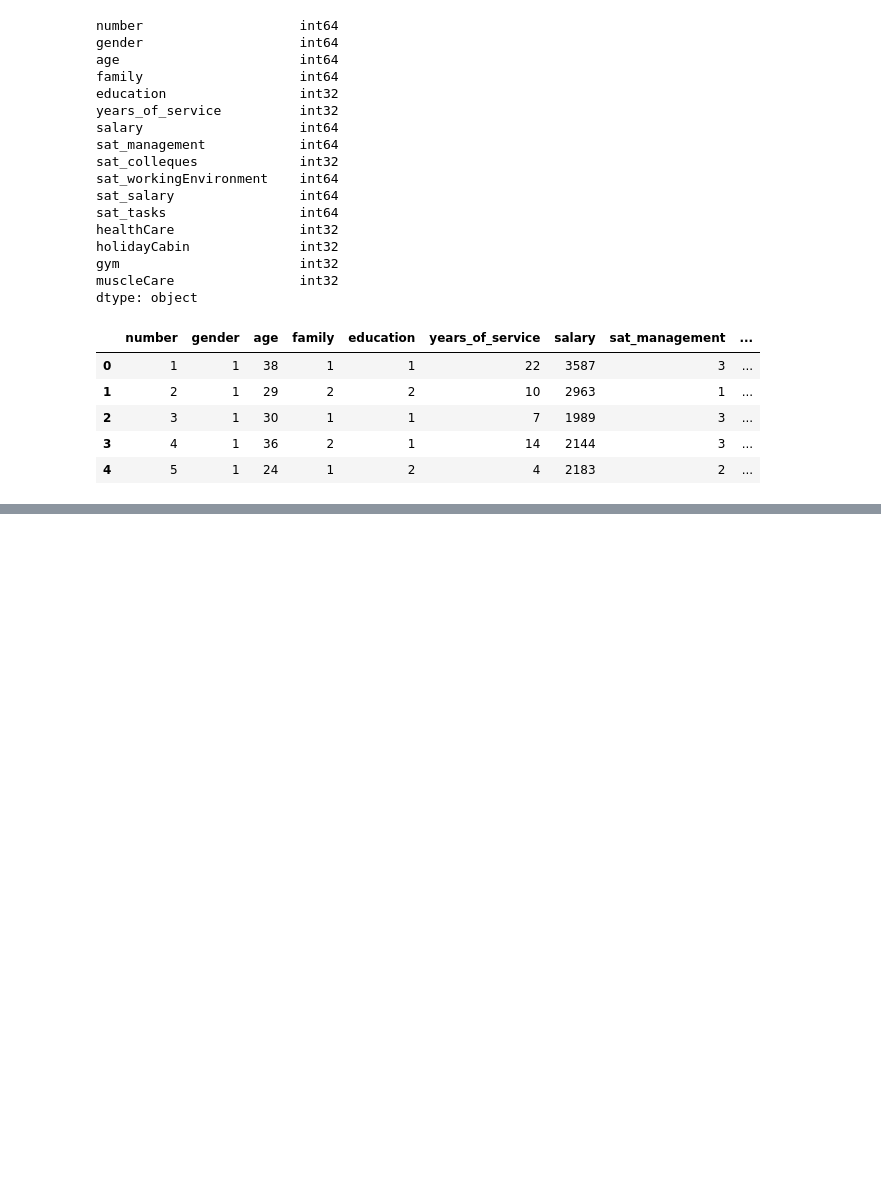
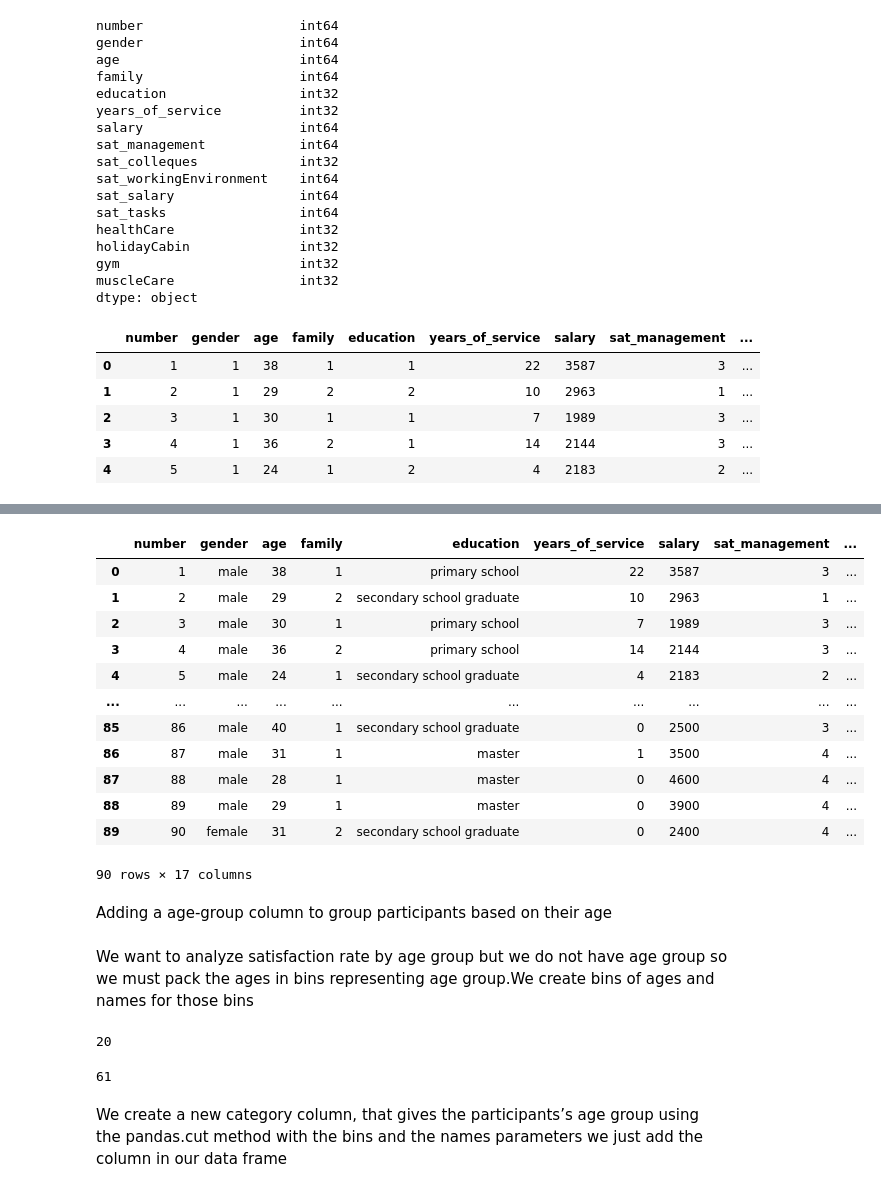
Before and after one commit to DGautam11/ShopSarisfactionSurveyAnalysis, a Jupyter notebook: WorkPlaceSatisfactionSurveyAnalysis.ipynb, the cells around one changed output, grey strips where cells are left out. Saved outputs shown, nothing was run; the diff lists cells and outputs as text; code cells hidden in the pictures; blank space fills up the shorter version.

```diff
--- a/WorkPlaceSatisfactionSurveyAnalysis.ipynb
+++ b/WorkPlaceSatisfactionSurveyAnalysis.ipynb
@@ -192,0 +200,2 @@ df_survey_data.head()
+# %%
+df_survey_data['gender'] = df_survey_data['gender'].map({1:'male', 2:'female'})
@@ -192,0 +206,2 @@ df_survey_data.head()
+# %%
+df_survey_data['education']= df_survey_data['education'].map({1:'primary school',2:'secondary school graduate',3:'bachelor',4:'master'})
@@ -192,0 +222,3 @@ df_survey_data.head()
+# %%
+#define new column that shows average of row values for points and rebounds columns
+df_survey_data['overall_satisfaction'] = df_survey_data[['sat_management', 'sat_colleques','sat_workingEnvironment','sat_salary','sat_tasks']].mean(axis=1).round(0)
@@ -192,0 +227,30 @@ df_survey_data.head()
+# %%
+#view updated DataFrame
+df_survey_data
+# %% [output]
+|  | number | gender | age | family | education | years_of_service | salary | sat_management | ... |
+| 0 | 1 | male | 38 | 1 | primary school | 22 | 3587 | 3 | ... |
+| 1 | 2 | male | 29 | 2 | secondary school graduate | 10 | 2963 | 1 | ... |
+| 2 | 3 | male | 30 | 1 | primary school | 7 | 1989 | 3 | ... |
+| 3 | 4 | male | 36 | 2 | primary school | 14 | 2144 | 3 | ... |
+| 4 | 5 | male | 24 | 1 | secondary school graduate | 4 | 2183 | 2 | ... |
+| ... | ... | ... | ... | ... | ... | ... | ... | ... | ... |
+| 85 | 86 | male | 40 | 1 | secondary school graduate | 0 | 2500 | 3 | ... |
+| 86 | 87 | male | 31 | 1 | master | 1 | 3500 | 4 | ... |
+| 87 | 88 | male | 28 | 1 | master | 0 | 4600 | 4 | ... |
+| 88 | 89 | male | 29 | 1 | master | 0 | 3900 | 4 | ... |
+| 89 | 90 | female | 31 | 2 | secondary school graduate | 0 | 2400 | 4 | ... |
+90 rows × 17 columns
+# %% [markdown]
+Adding a age-group column to group participants based on their age
+# %% [markdown]
+We want to analyze satisfaction rate by age group but we do not have age group so we must pack the ages in bins representing age group.We create bins of ages and names for those bins
+# %%
+#Checking minimum and maximum age of participants
+df_survey_data.age.min()
+# %% [output]
+20
+# %%
+df_survey_data.age.max()
+# %% [output]
+61
@@ -192,0 +263,2 @@ df_survey_data.head()
+# %% [markdown]
+We create a new category column, that gives the participants’s age group using the pandas.cut method with the bins and the names parameters we just add the column in our data frame
```
Also changed, not shown: parts of 14 cells of this notebook.
